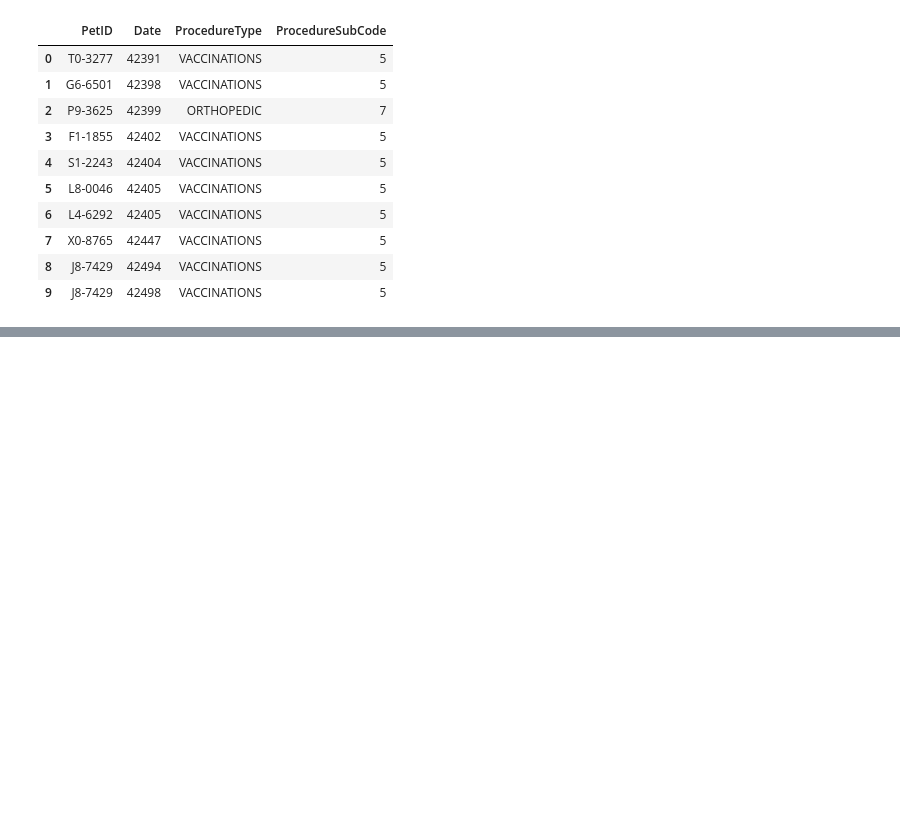
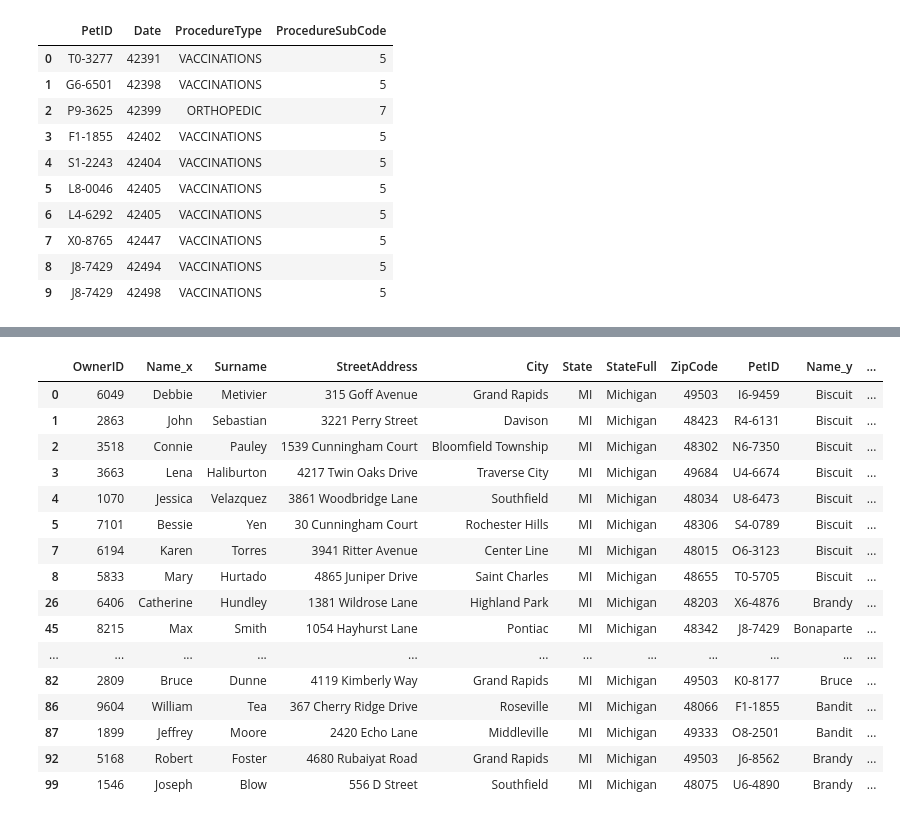
Before and after one commit to SrikarPrayaga06/Denver-Broncos-Data-Science-Intern-Prework-, a Jupyter notebook: Code.ipynb, the cells around one changed output, grey strips where cells are left out. Cells and saved outputs as stored; diff of their text form; code cells hidden in the pictures; blank space fills up the shorter version.

```diff
--- a/Code.ipynb
+++ b/Code.ipynb
@@ -65,0 +203,5 @@ procedures.head(10)
+# %%
+xda=owners.merge(pets,left_on='OwnerID', right_on='OwnerID')
+perro=xda[xda['Kind']=="Dog"]
+gato=xda[xda['Kind']=="Cat"]
+perro.merge(gato,left_on='OwnerID',right_on='OwnerID')
@@ -65,0 +215,21 @@ procedures.head(10)
+# %%
+owner_ids=xda[xda['Name_y'].str.startswith('B')]
+owner_ids
+# %% [output]
+|  | OwnerID | Name_x | Surname | StreetAddress | City | State | StateFull | ZipCode | PetID | Name_y | ... |
+| 0 | 6049 | Debbie | Metivier | 315 Goff Avenue | Grand Rapids | MI | Michigan | 49503 | I6-9459 | Biscuit | ... |
+| 1 | 2863 | John | Sebastian | 3221 Perry Street | Davison | MI | Michigan | 48423 | R4-6131 | Biscuit | ... |
+| 2 | 3518 | Connie | Pauley | 1539 Cunningham Court | Bloomfield Township | MI | Michigan | 48302 | N6-7350 | Biscuit | ... |
+| 3 | 3663 | Lena | Haliburton | 4217 Twin Oaks Drive | Traverse City | MI | Michigan | 49684 | U4-6674 | Biscuit | ... |
+| 4 | 1070 | Jessica | Velazquez | 3861 Woodbridge Lane | Southfield | MI | Michigan | 48034 | U8-6473 | Biscuit | ... |
+| 5 | 7101 | Bessie | Yen | 30 Cunningham Court | Rochester Hills | MI | Michigan | 48306 | S4-0789 | Biscuit | ... |
+| 7 | 6194 | Karen | Torres | 3941 Ritter Avenue | Center Line | MI | Michigan | 48015 | O6-3123 | Biscuit | ... |
+| 8 | 5833 | Mary | Hurtado | 4865 Juniper Drive | Saint Charles | MI | Michigan | 48655 | T0-5705 | Biscuit | ... |
+| 26 | 6406 | Catherine | Hundley | 1381 Wildrose Lane | Highland Park | MI | Michigan | 48203 | X6-4876 | Brandy | ... |
+| 45 | 8215 | Max | Smith | 1054 Hayhurst Lane | Pontiac | MI | Michigan | 48342 | J8-7429 | Bonaparte | ... |
+| ... | ... | ... | ... | ... | ... | ... | ... | ... | ... | ... | ... |
+| 82 | 2809 | Bruce | Dunne | 4119 Kimberly Way | Grand Rapids | MI | Michigan | 49503 | K0-8177 | Bruce | ... |
+| 86 | 9604 | William | Tea | 367 Cherry Ridge Drive | Roseville | MI | Michigan | 48066 | F1-1855 | Bandit | ... |
+| 87 | 1899 | Jeffrey | Moore | 2420 Echo Lane | Middleville | MI | Michigan | 49333 | O8-2501 | Bandit | ... |
+| 92 | 5168 | Robert | Foster | 4680 Rubaiyat Road | Grand Rapids | MI | Michigan | 49503 | J6-8562 | Brandy | ... |
+| 99 | 1546 | Joseph | Blow | 556 D Street | Southfield | MI | Michigan | 48075 | U6-4890 | Brandy | ... |
```
Also changed, not shown: parts of 12 cells of this notebook.
